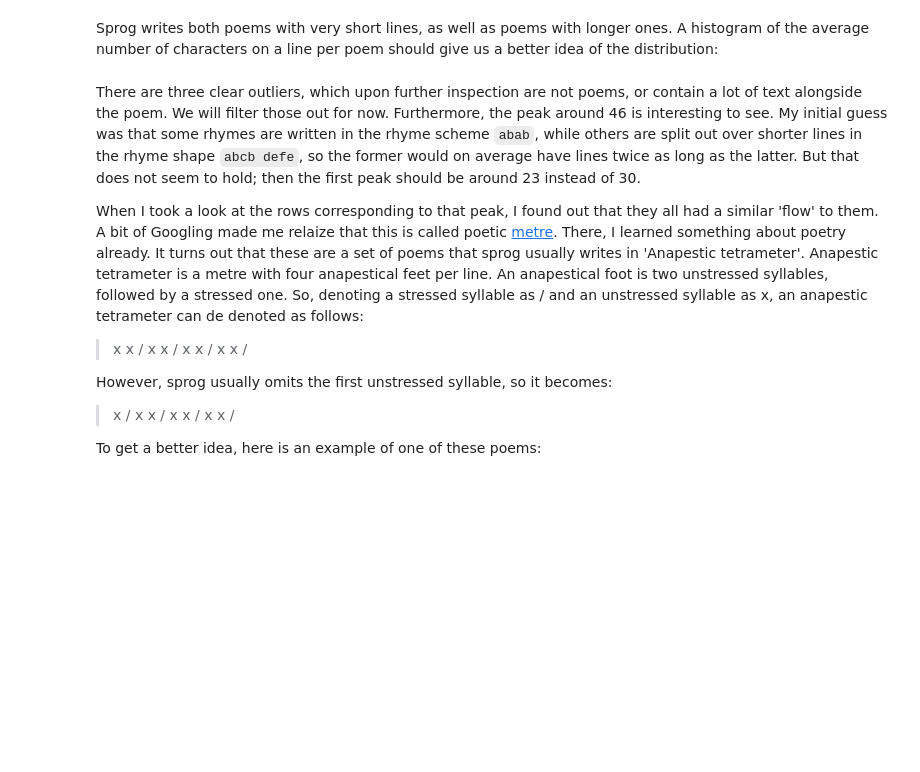
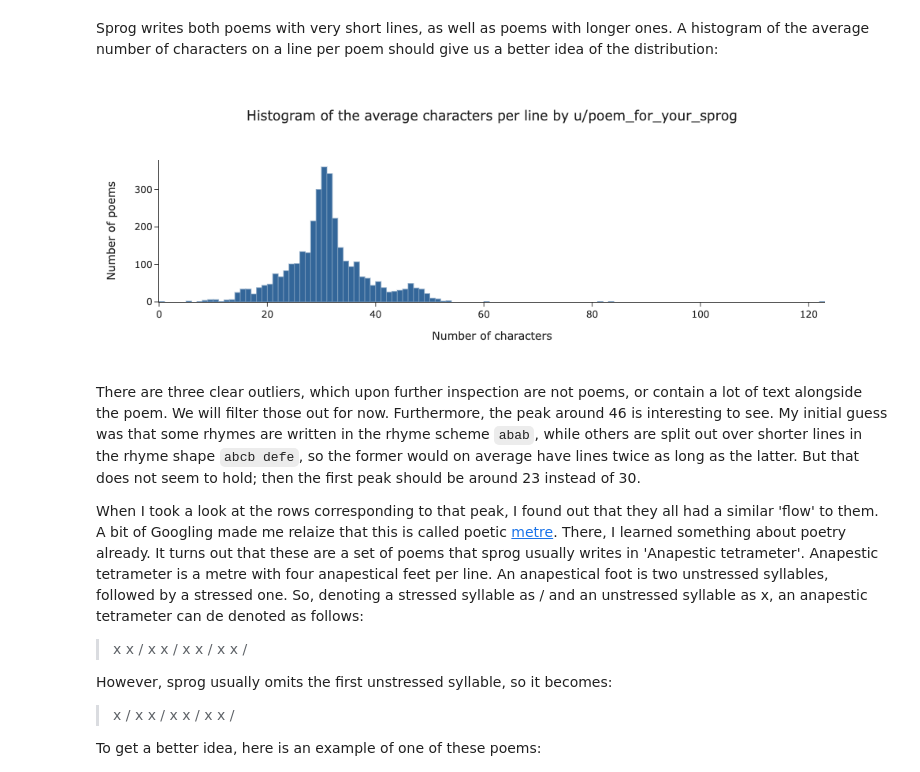
Before and after one commit to fpgmaas/poems, a Jupyter notebook: 1.0-summary-statistics-upvotes-and-awards.ipynb, the cells around one changed output. Cells and saved outputs as stored; diff of their text form; code cells hidden in the pictures; blank space fills up the shorter version.

```diff
--- a/1.0-summary-statistics-upvotes-and-awards.ipynb
+++ b/1.0-summary-statistics-upvotes-and-awards.ipynb
@@ -144,13 +156,16 @@ Sprog writes both poems with very short lines, as well as poems with longer ones
 # %%
 fig = plot_histogram(
     x = df['average_line_length'],
     params = {'xbins':dict(start=0,end=200,size=1)},
     title = 'Histogram of the average characters per line by u/poem_for_your_sprog',
     xaxis_title = 'Number of characters',
     yaxis_title = 'Number of poems'
 )
 
 fig.show()
+fig.write_json('plots/plot_4_characters_per_line.json')
+# %% [output]
+[figure, added]
 # %% [markdown]
 There are three clear outliers, which upon further inspection are not poems, or contain a lot of text alongside the poem. We will filter those out for now. Furthermore, the peak around 46 is interesting to see. My initial guess was that some rhymes are written in the rhyme scheme `abab`, while others are split out over shorter lines in the rhyme shape `abcb defe`, so the former would on average have lines twice as long as the latter. But that does not seem to hold; then the first peak should be around 23 instead of 30.
 
```
Also changed, not shown: parts of 16 cells of this notebook, 9 other files.
